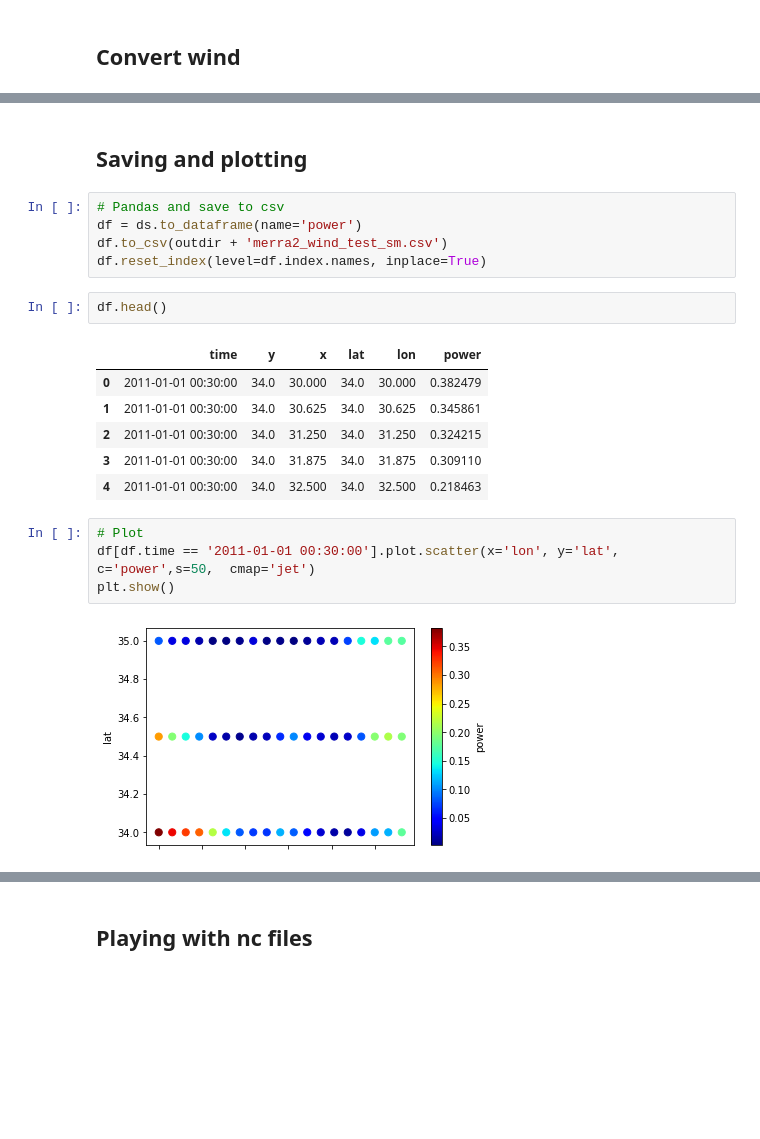
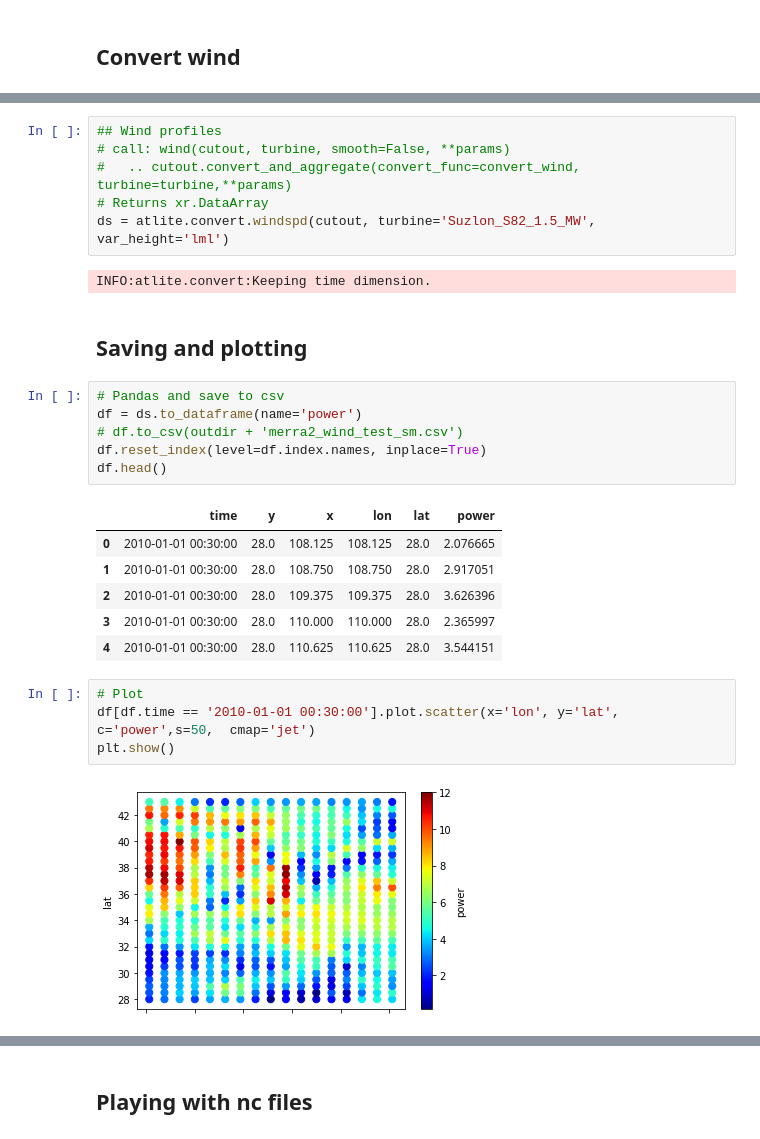
Before and after one commit to GeodataTools/geodata, a Jupyter notebook: create_wind.ipynb, the cells around one changed output, grey strips where cells are left out. Drawn from its saved outputs; the diff is of its cells as text; blank space fills up the shorter version.

Commit message:
merra2 download and cutout: GDsub, 2010-2015
- subset of China -> store locally
- wind speed extrapolation routines
- get other vars from nc4 files

```diff
--- a/create_wind.ipynb
+++ b/create_wind.ipynb
@@ -94,24 +95,31 @@ INFO:atlite.convert:Keeping time dimension.
+# %%
+## Wind profiles
+# call: wind(cutout, turbine, smooth=False, **params)
+#	.. cutout.convert_and_aggregate(convert_func=convert_wind, turbine=turbine,**params)
+# Returns xr.DataArray
+ds = atlite.convert.windspd(cutout, turbine='Suzlon_S82_1.5_MW', var_height='lml')
+# %% [output]
+INFO:atlite.convert:Keeping time dimension.
 # %% [markdown]
 ## Saving and plotting
 # %%
 # Pandas and save to csv
 df = ds.to_dataframe(name='power')
-df.to_csv(outdir + 'merra2_wind_test_sm.csv')
+# df.to_csv(outdir + 'merra2_wind_test_sm.csv')
 df.reset_index(level=df.index.names, inplace=True)
+df.head()
+# %% [output]
+|  | time | y | x | lon | lat | power |
+| 0 | 2010-01-01 00:30:00 | 28.0 | 108.125 | 108.125 | 28.0 | 2.076665 |
+| 1 | 2010-01-01 00:30:00 | 28.0 | 108.750 | 108.750 | 28.0 | 2.917051 |
+| 2 | 2010-01-01 00:30:00 | 28.0 | 109.375 | 109.375 | 28.0 | 3.626396 |
+| 3 | 2010-01-01 00:30:00 | 28.0 | 110.000 | 110.000 | 28.0 | 2.365997 |
+| 4 | 2010-01-01 00:30:00 | 28.0 | 110.625 | 110.625 | 28.0 | 3.544151 |
-# %%
-df.head()
-# %% [output]
-|  | time | y | x | lat | lon | power |
-| 0 | 2011-01-01 00:30:00 | 34.0 | 30.000 | 34.0 | 30.000 | 0.382479 |
-| 1 | 2011-01-01 00:30:00 | 34.0 | 30.625 | 34.0 | 30.625 | 0.345861 |
-| 2 | 2011-01-01 00:30:00 | 34.0 | 31.250 | 34.0 | 31.250 | 0.324215 |
-| 3 | 2011-01-01 00:30:00 | 34.0 | 31.875 | 34.0 | 31.875 | 0.309110 |
-| 4 | 2011-01-01 00:30:00 | 34.0 | 32.500 | 34.0 | 32.500 | 0.218463 |
 # %%
 # Plot
-df[df.time == '2011-01-01 00:30:00'].plot.scatter(x='lon', y='lat', c='power',s=50,  cmap='jet')
+df[df.time == '2010-01-01 00:30:00'].plot.scatter(x='lon', y='lat', c='power',s=50,  cmap='jet')
 plt.show()
 # %% [output]
-[figure, old version]
+[figure, new version]
 # %%
 # Plot
```
Also changed, not shown: parts of 10 cells of this notebook, 11 other files.
